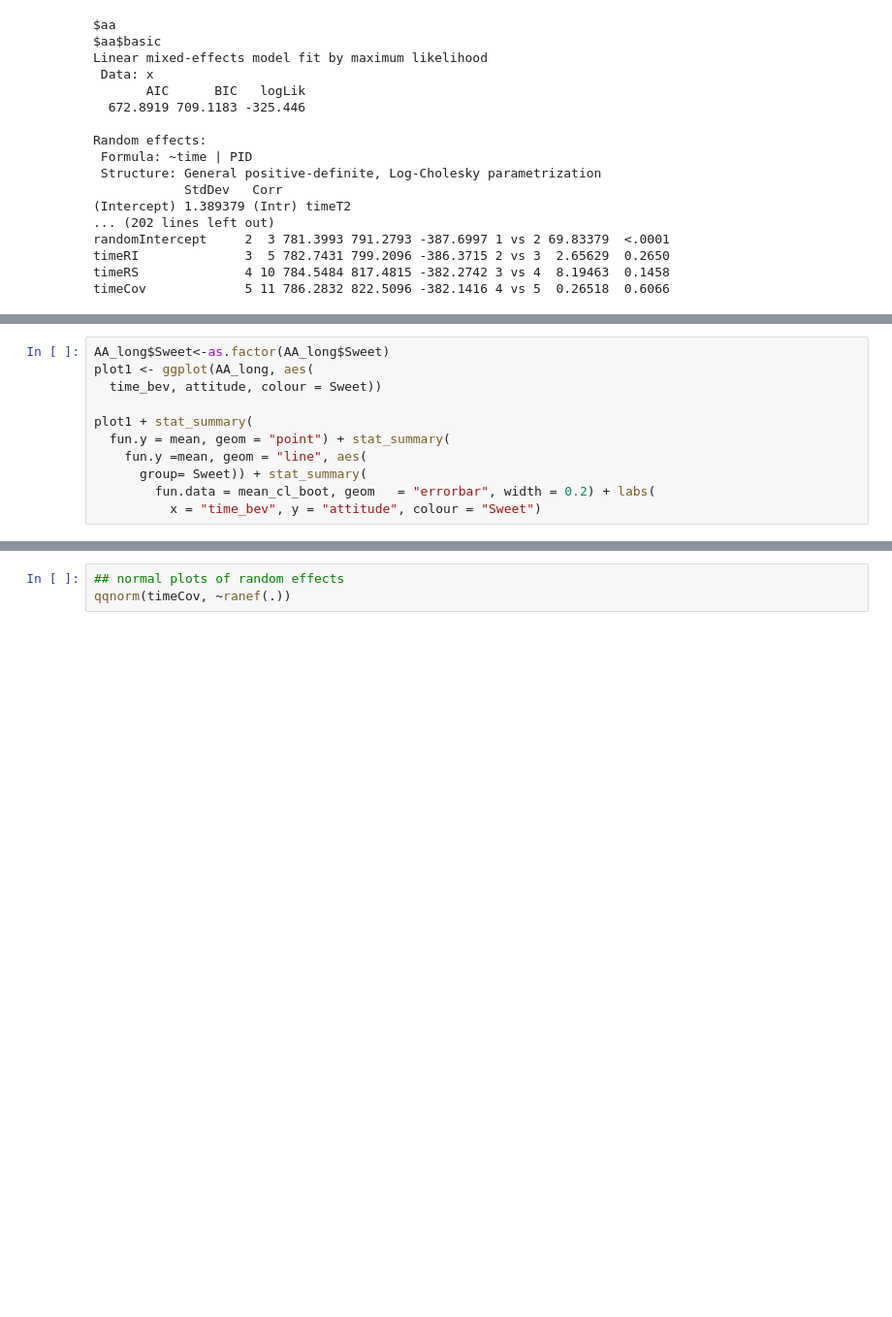
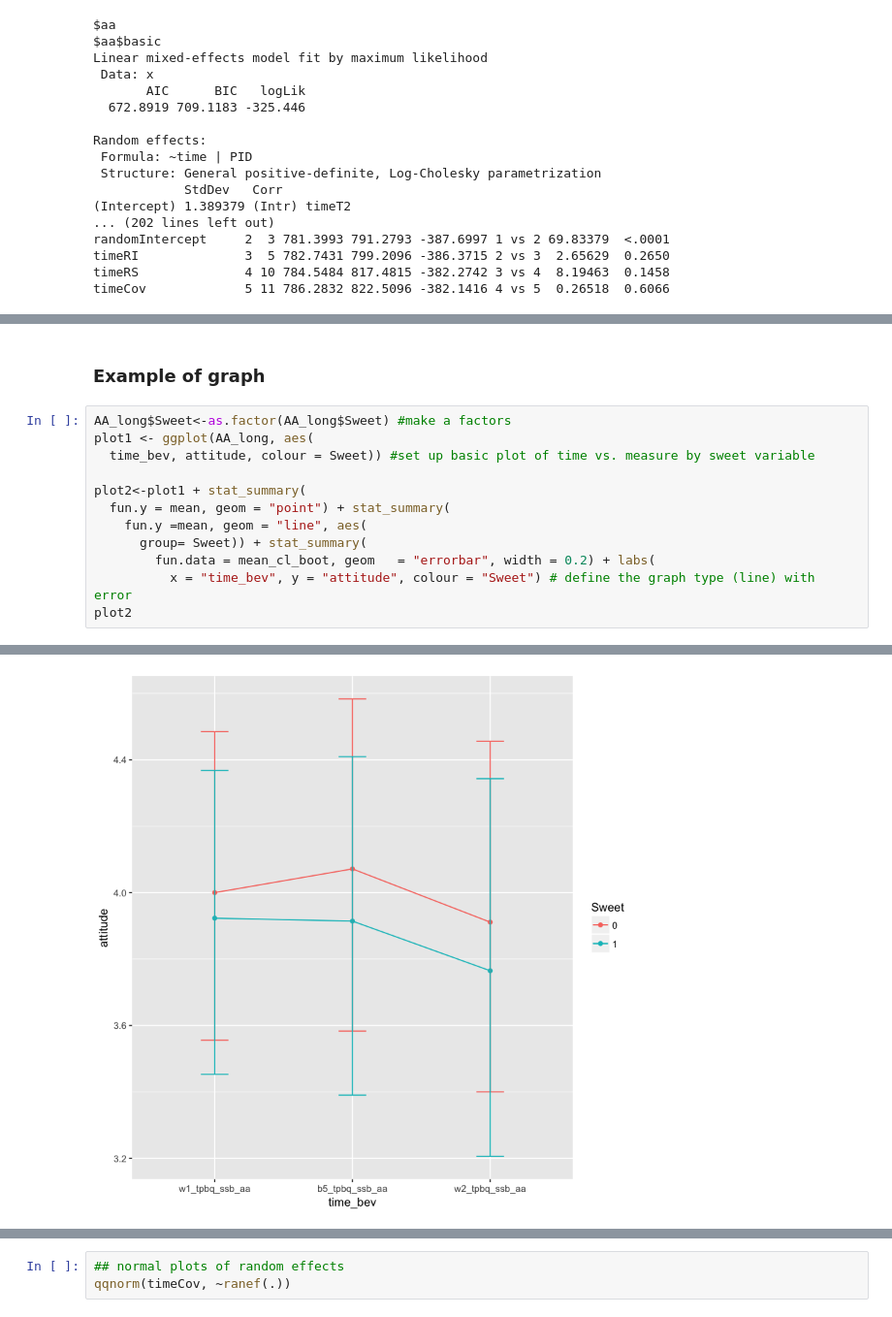
Before and after one commit to lbauert/TPBT, a Jupyter notebook: Lia_Analysis.ipynb, the cells around one changed output, grey strips where cells are left out. Shown at 97% size. Drawn from its saved outputs; the diff is of its cells as text; blank space fills up the shorter version.

```diff
--- a/Lia_Analysis.ipynb
+++ b/Lia_Analysis.ipynb
@@ -535,11 +575,15 @@ timeCov             5 11 786.2832 822.5096 -382.1416 4 vs 5  0.26518  0.6066
+# %% [markdown]
+### Example of graph
 # %%
-AA_long$Sweet<-as.factor(AA_long$Sweet)
+AA_long$Sweet<-as.factor(AA_long$Sweet) #make a factors
 plot1 <- ggplot(AA_long, aes(
-  time_bev, attitude, colour = Sweet))
+  time_bev, attitude, colour = Sweet)) #set up basic plot of time vs. measure by sweet variable
 
-plot1 + stat_summary(
+plot2<-plot1 + stat_summary(
   fun.y = mean, geom = "point") + stat_summary(
     fun.y =mean, geom = "line", aes(
       group= Sweet)) + stat_summary(
         fun.data = mean_cl_boot, geom   = "errorbar", width = 0.2) + labs(
-          x = "time_bev", y = "attitude", colour = "Sweet")
+          x = "time_bev", y = "attitude", colour = "Sweet") # define the graph type (line) with error
+plot2
+# %% [output]
@@ -545,0 +594 @@ plot1 + stat_summary(
+[figure, added]
```
Also changed, not shown: parts of 24 cells of this notebook.
